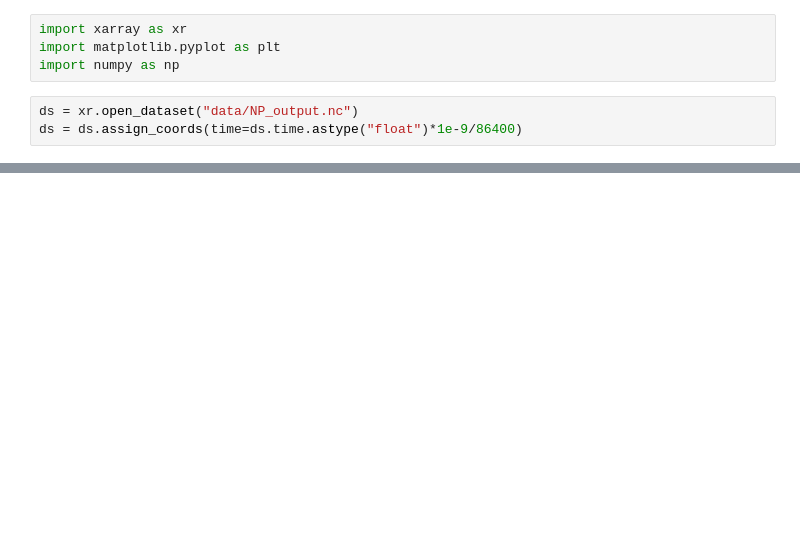
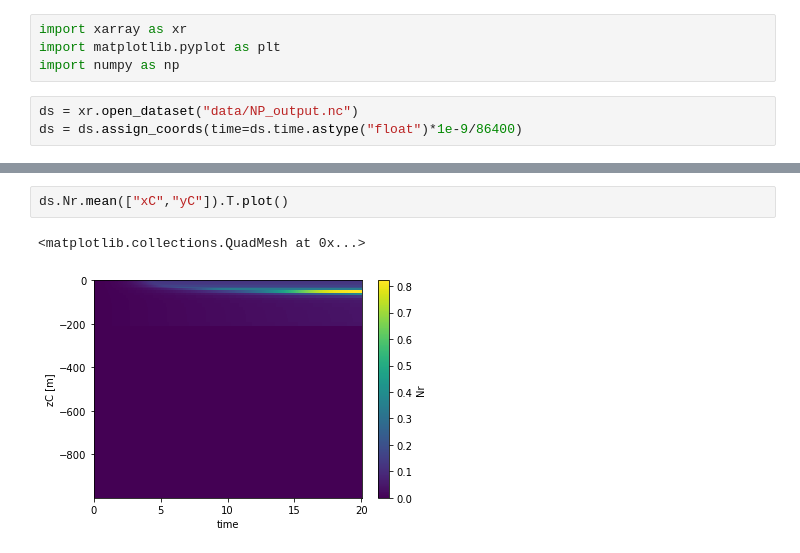
Before and after one commit to iuryt/Bioceananigans.jl, a Jupyter notebook: analysis.ipynb, the cells around one changed output, grey strips where cells are left out. Cells and saved outputs as stored; diff of their text form; blank space fills up the shorter version.

```diff
--- a/analysis.ipynb
+++ b/analysis.ipynb
@@ -12,0 +30,5 @@ ds.P.mean(["xC","yC"]).plot()
+# %%
+ds.Nr.mean(["xC","yC"]).T.plot()
+# %% [output]
+<matplotlib.collections.QuadMesh at 0x...>
+[figure, added]
```
Also changed, not shown: parts of 5 cells of this notebook, 1 other file.
